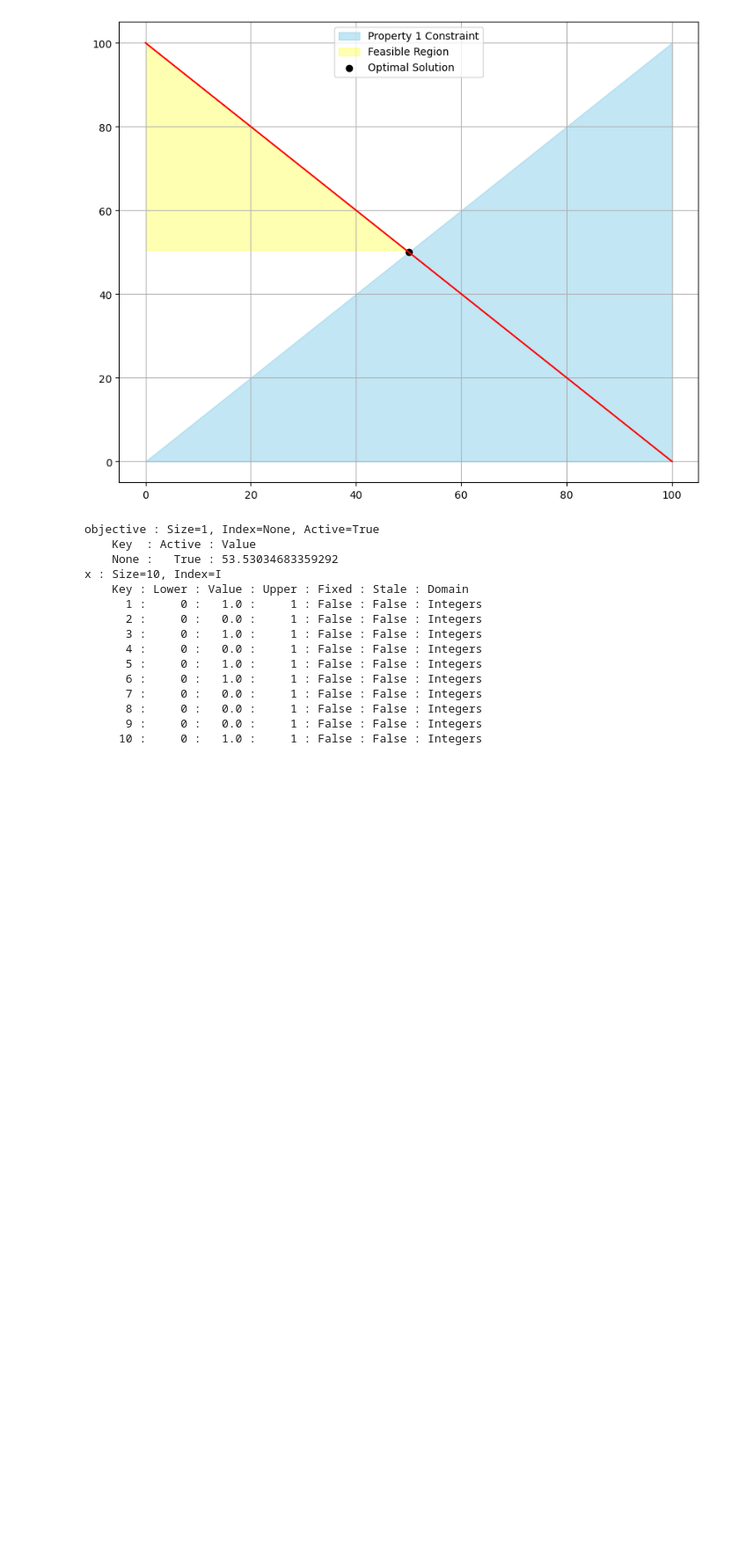
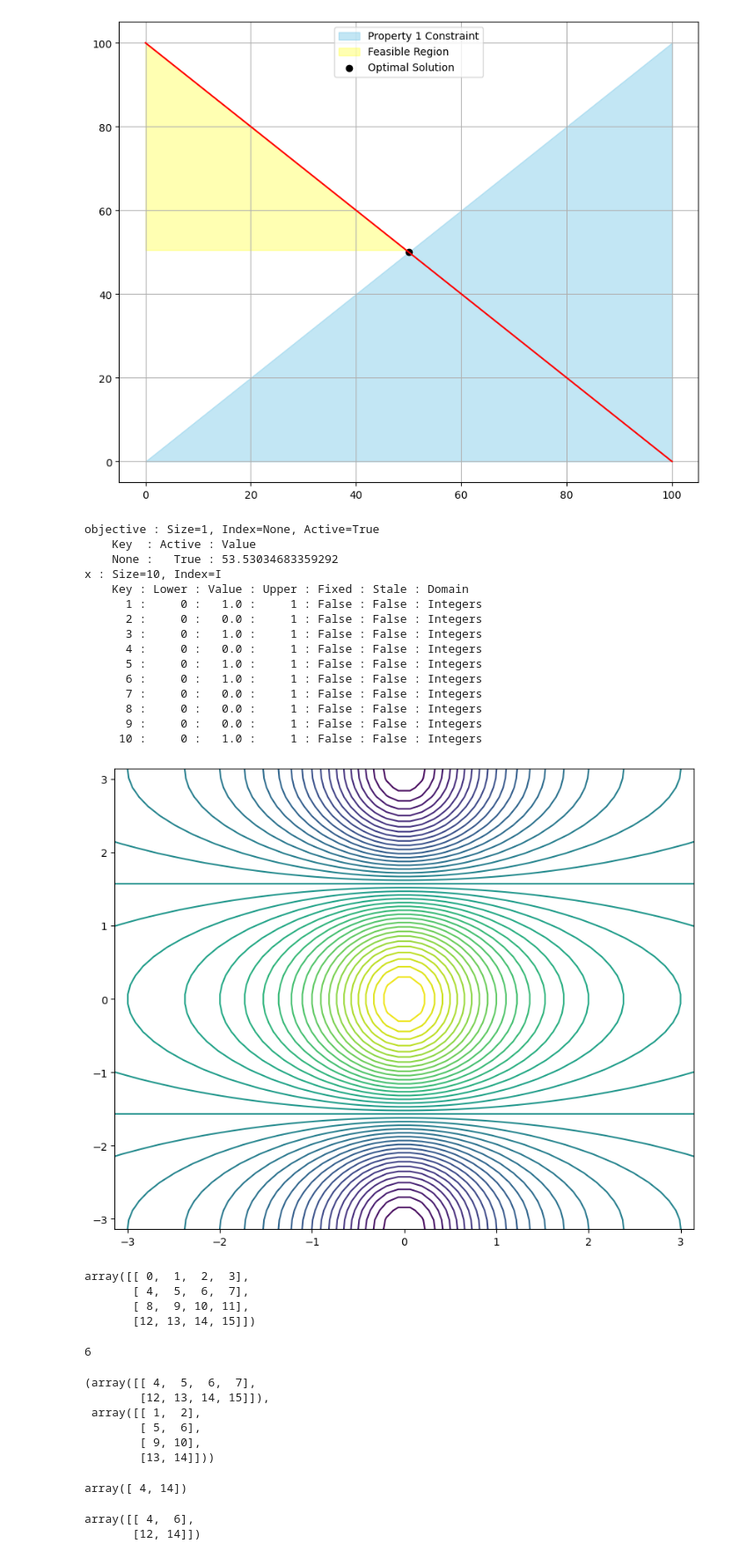
Before and after one commit to gerryfrank10/optimisation-and-algorithms, a Jupyter notebook: any-random.ipynb, the cells around one changed output. Shown at 88% size. Saved outputs shown, nothing was run; the diff lists cells and outputs as text; code cells hidden in the pictures; blank space fills up the shorter version.

```diff
--- a/any-random.ipynb
+++ b/any-random.ipynb
@@ -119,3 +119,47 @@ x : Size=10, Index=I
       8 :     0 :   0.0 :     1 : False : False : Integers
       9 :     0 :   0.0 :     1 : False : False : Integers
      10 :     0 :   1.0 :     1 : False : False : Integers
+# %%
+import matplotlib.pyplot as plt
+import numpy as np
+
+fig, ax = plt.subplots(figsize=(10,8))
+x = np.linspace(-np.pi, np.pi, 50)
+y = x
+f = np.multiply.outer(np.cos(y), 1/ (1+x**2))
+ax.contour(x,y,f, levels=45)
+plt.show()
+# %% [output]
+[figure, added]
+# %%
+A = np.array(np.arange(16)).reshape((4,4))
+A
+# %% [output]
+array([[ 0,  1,  2,  3],
+       [ 4,  5,  6,  7],
+       [ 8,  9, 10, 11],
+       [12, 13, 14, 15]])
+# %%
+A[1,2]
+# %% [output]
+6
+# %%
+A[[1,3], :], A[:, [1,2]]
+# %% [output]
+(array([[ 4,  5,  6,  7],
+        [12, 13, 14, 15]]),
+ array([[ 1,  2],
+        [ 5,  6],
+        [ 9, 10],
+        [13, 14]]))
+# %%
+A[[1,3],[0,2]]
+# %% [output]
+array([ 4, 14])
+# %%
+# We reduce by creating the sub matrix and then accessing the elements
+# We also can use np.is_x
+A[[1,3]][:, [0,2]]
+# %% [output]
+array([[ 4,  6],
+       [12, 14]])
```
Also changed, not shown: parts of 3 cells of this notebook.
